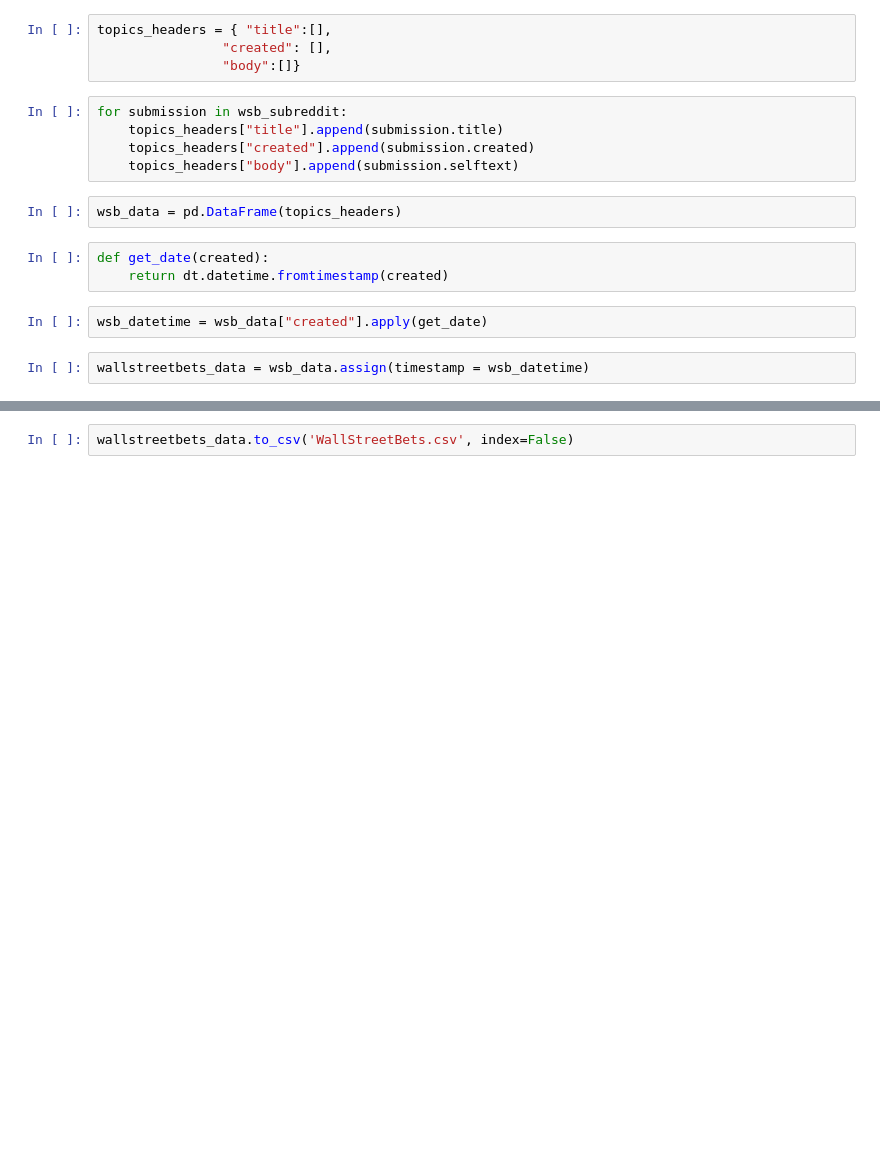
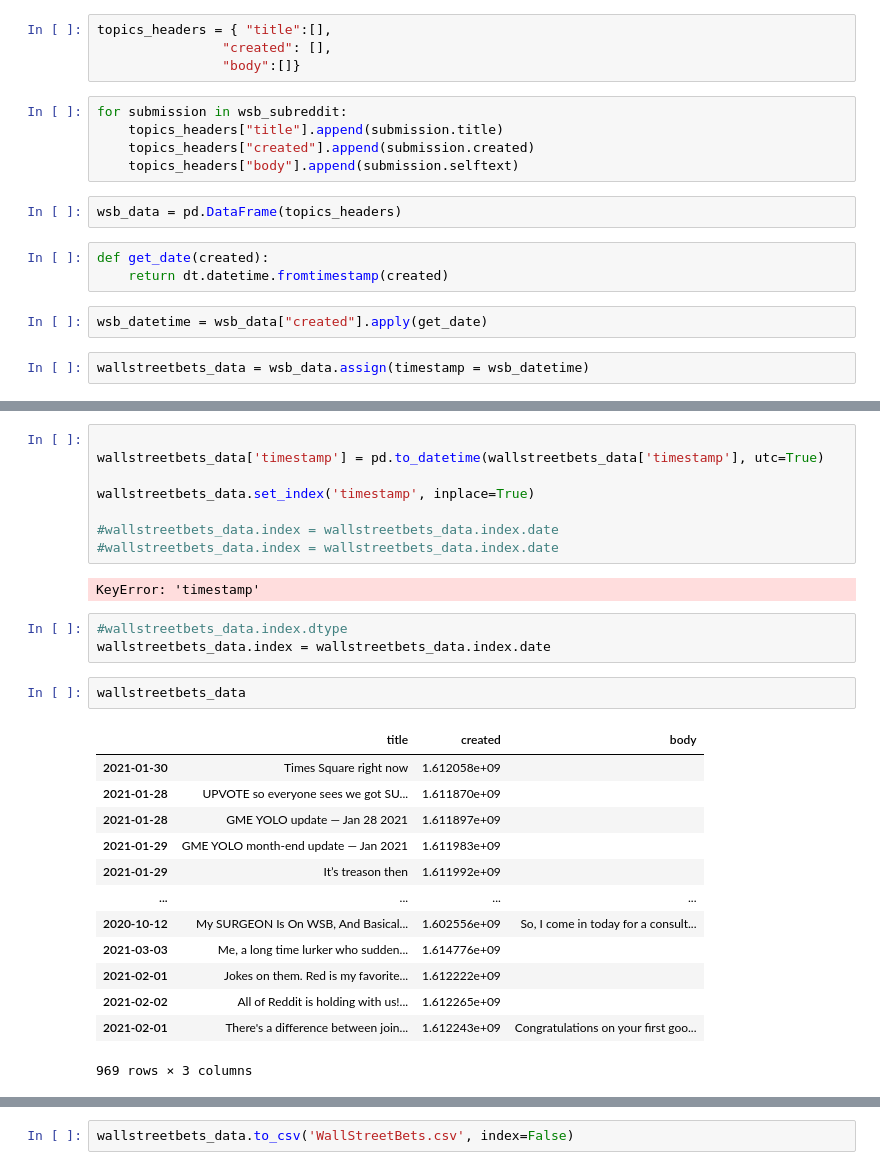
Before and after one commit to iAmSeanzie/Group_MemeStock_Project, a Jupyter notebook: Reddit_API/WallStreetBets.ipynb, the cells around one changed output, grey strips where cells are left out. Cells and saved outputs as stored; diff of their text form; blank space fills up the shorter version.

```diff
--- a/Reddit_API/WallStreetBets.ipynb
+++ b/Reddit_API/WallStreetBets.ipynb
@@ -77,0 +90,29 @@ wallstreetbets_data
+# %%
+
+wallstreetbets_data['timestamp'] = pd.to_datetime(wallstreetbets_data['timestamp'], utc=True)
+
+wallstreetbets_data.set_index('timestamp', inplace=True)
+
+#wallstreetbets_data.index = wallstreetbets_data.index.date
+#wallstreetbets_data.index = wallstreetbets_data.index.date
+# %% [output]
+KeyError: 'timestamp'
+# %%
+#wallstreetbets_data.index.dtype
+wallstreetbets_data.index = wallstreetbets_data.index.date
+# %%
+wallstreetbets_data
+# %% [output]
+|  | title | created | body |
+| 2021-01-30 | Times Square right now | 1.612058e+09 |  |
+| 2021-01-28 | UPVOTE so everyone sees we got SU... | 1.611870e+09 |  |
+| 2021-01-28 | GME YOLO update — Jan 28 2021 | 1.611897e+09 |  |
+| 2021-01-29 | GME YOLO month-end update — Jan 2021 | 1.611983e+09 |  |
+| 2021-01-29 | It’s treason then | 1.611992e+09 |  |
+| ... | ... | ... | ... |
+| 2020-10-12 | My SURGEON Is On WSB, And Basical... | 1.602556e+09 | So, I come in today for a consult... |
+| 2021-03-03 | Me, a long time lurker who sudden... | 1.614776e+09 |  |
+| 2021-02-01 | Jokes on them. Red is my favorite... | 1.612222e+09 |  |
+| 2021-02-02 | All of Reddit is holding with us!... | 1.612265e+09 |  |
+| 2021-02-01 | There's a difference between join... | 1.612243e+09 | Congratulations on your first goo... |
+969 rows × 3 columns
```
Also changed, not shown: parts of 11 cells of this notebook, 1 other file.
